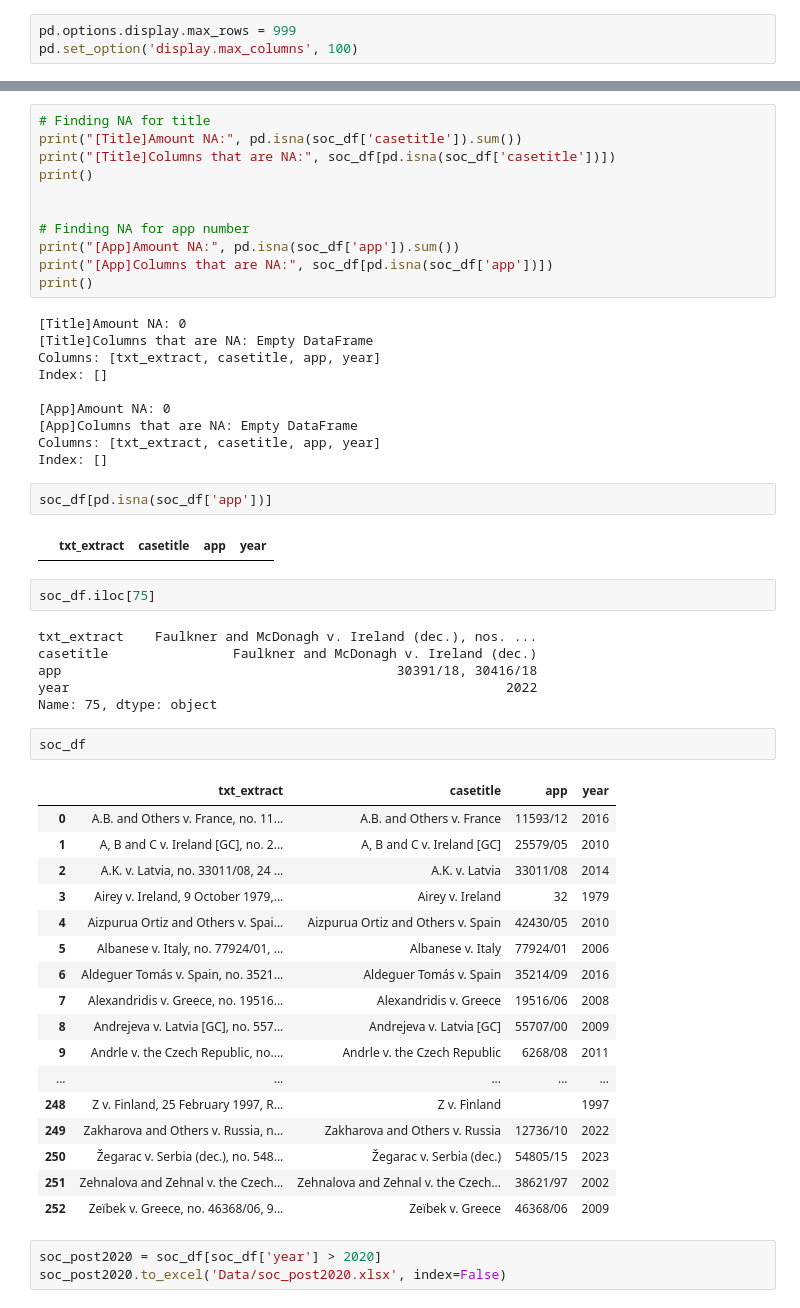
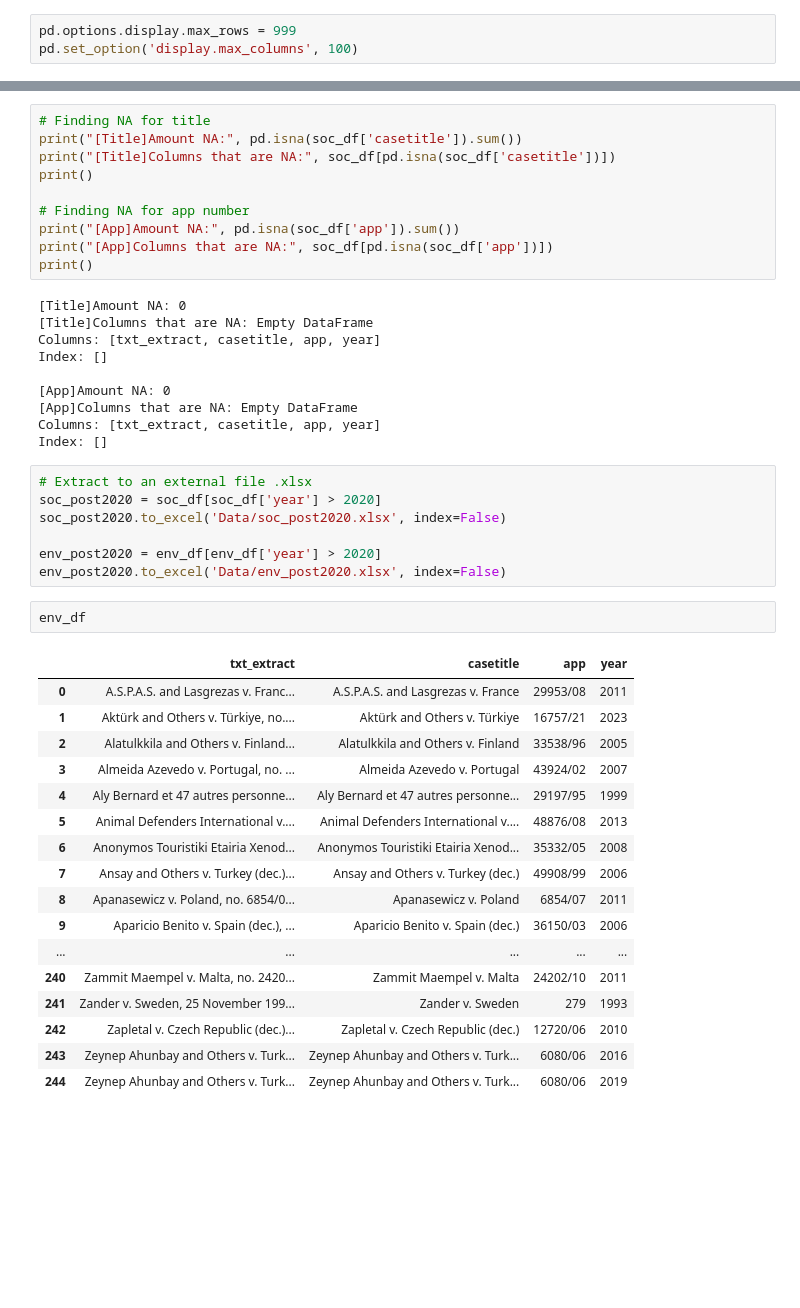
Before and after one commit to lesther-dumos/HDSSI2024_ECHR_DB, a Jupyter notebook: automate.ipynb, the cells around one changed output, grey strips where cells are left out. Drawn from its saved outputs; the diff is of its cells as text; blank space fills up the shorter version.

Commit message:
Added env post 2020

```diff
--- a/automate.ipynb
+++ b/automate.ipynb
@@ -49,7 +100,6 @@ print("[Title]Amount NA:", pd.isna(soc_df['casetitle']).sum())
 print("[Title]Columns that are NA:", soc_df[pd.isna(soc_df['casetitle'])])
 print()
 
-
 # Finding NA for app number
 print("[App]Amount NA:", pd.isna(soc_df['app']).sum())
 print("[App]Columns that are NA:", soc_df[pd.isna(soc_df['app'])])
@@ -64,38 +114,30 @@ Index: []
 [App]Columns that are NA: Empty DataFrame
 Columns: [txt_extract, casetitle, app, year]
 Index: []
-# %%
-soc_df[pd.isna(soc_df['app'])]
-# %% [output]
-|  | txt_extract | casetitle | app | year |
-# %%
-soc_df.iloc[75]
-# %% [output]
-txt_extract    Faulkner and McDonagh v. Ireland (dec.), nos. ...
-casetitle                Faulkner and McDonagh v. Ireland (dec.)
-app                                           30391/18, 30416/18
-year                                                        2022
-Name: 75, dtype: object
-# %%
-soc_df
-# %% [output]
-|  | txt_extract | casetitle | app | year |
-| 0 | A.B. and Others v. France, no. 11... | A.B. and Others v. France | 11593/12 | 2016 |
-| 1 | A, B and C v. Ireland [GC], no. 2... | A, B and C v. Ireland [GC] | 25579/05 | 2010 |
-| 2 | A.K. v. Latvia, no. 33011/08, 24 ... | A.K. v. Latvia | 33011/08 | 2014 |
-| 3 | Airey v. Ireland, 9 October 1979,... | Airey v. Ireland | 32 | 1979 |
-| 4 | Aizpurua Ortiz and Others v. Spai... | Aizpurua Ortiz and Others v. Spain | 42430/05 | 2010 |
-| 5 | Albanese v. Italy, no. 77924/01, ... | Albanese v. Italy | 77924/01 | 2006 |
-| 6 | Aldeguer Tomás v. Spain, no. 3521... | Aldeguer Tomás v. Spain | 35214/09 | 2016 |
-| 7 | Alexandridis v. Greece, no. 19516... | Alexandridis v. Greece | 19516/06 | 2008 |
-| 8 | Andrejeva v. Latvia [GC], no. 557... | Andrejeva v. Latvia [GC] | 55707/00 | 2009 |
-| 9 | Andrle v. the Czech Republic, no.... | Andrle v. the Czech Republic | 6268/08 | 2011 |
-| ... | ... | ... | ... | ... |
-| 248 | Z v. Finland, 25 February 1997, R... | Z v. Finland |  | 1997 |
-| 249 | Zakharova and Others v. Russia, n... | Zakharova and Others v. Russia | 12736/10 | 2022 |
-| 250 | Žegarac v. Serbia (dec.), no. 548... | Žegarac v. Serbia (dec.) | 54805/15 | 2023 |
-| 251 | Zehnalova and Zehnal v. the Czech... | Zehnalova and Zehnal v. the Czech... | 38621/97 | 2002 |
-| 252 | Zeïbek v. Greece, no. 46368/06, 9... | Zeïbek v. Greece | 46368/06 | 2009 |
 # %%
+# Extract to an external file .xlsx
 soc_post2020 = soc_df[soc_df['year'] > 2020]
 soc_post2020.to_excel('Data/soc_post2020.xlsx', index=False)
+
+env_post2020 = env_df[env_df['year'] > 2020]
+env_post2020.to_excel('Data/env_post2020.xlsx', index=False)
+# %%
+env_df
+# %% [output]
+|  | txt_extract | casetitle | app | year |
+| 0 | A.S.P.A.S. and Lasgrezas v. Franc... | A.S.P.A.S. and Lasgrezas v. France | 29953/08 | 2011 |
+| 1 | Aktürk and Others v. Türkiye, no.... | Aktürk and Others v. Türkiye | 16757/21 | 2023 |
+| 2 | Alatulkkila and Others v. Finland... | Alatulkkila and Others v. Finland | 33538/96 | 2005 |
+| 3 | Almeida Azevedo v. Portugal, no. ... | Almeida Azevedo v. Portugal | 43924/02 | 2007 |
+| 4 | Aly Bernard et 47 autres personne... | Aly Bernard et 47 autres personne... | 29197/95 | 1999 |
+| 5 | Animal Defenders International v.... | Animal Defenders International v.... | 48876/08 | 2013 |
+| 6 | Anonymos Touristiki Etairia Xenod... | Anonymos Touristiki Etairia Xenod... | 35332/05 | 2008 |
+| 7 | Ansay and Others v. Turkey (dec.)... | Ansay and Others v. Turkey (dec.) | 49908/99 | 2006 |
+| 8 | Apanasewicz v. Poland, no. 6854/0... | Apanasewicz v. Poland | 6854/07 | 2011 |
+| 9 | Aparicio Benito v. Spain (dec.), ... | Aparicio Benito v. Spain (dec.) | 36150/03 | 2006 |
+| ... | ... | ... | ... | ... |
+| 240 | Zammit Maempel v. Malta, no. 2420... | Zammit Maempel v. Malta | 24202/10 | 2011 |
+| 241 | Zander v. Sweden, 25 November 199... | Zander v. Sweden | 279 | 1993 |
+| 242 | Zapletal v. Czech Republic (dec.)... | Zapletal v. Czech Republic (dec.) | 12720/06 | 2010 |
+| 243 | Zeynep Ahunbay and Others v. Turk... | Zeynep Ahunbay and Others v. Turk... | 6080/06 | 2016 |
+| 244 | Zeynep Ahunbay and Others v. Turk... | Zeynep Ahunbay and Others v. Turk... | 6080/06 | 2019 |
```
Also changed, not shown: parts of 3 cells of this notebook, 3 other files.
